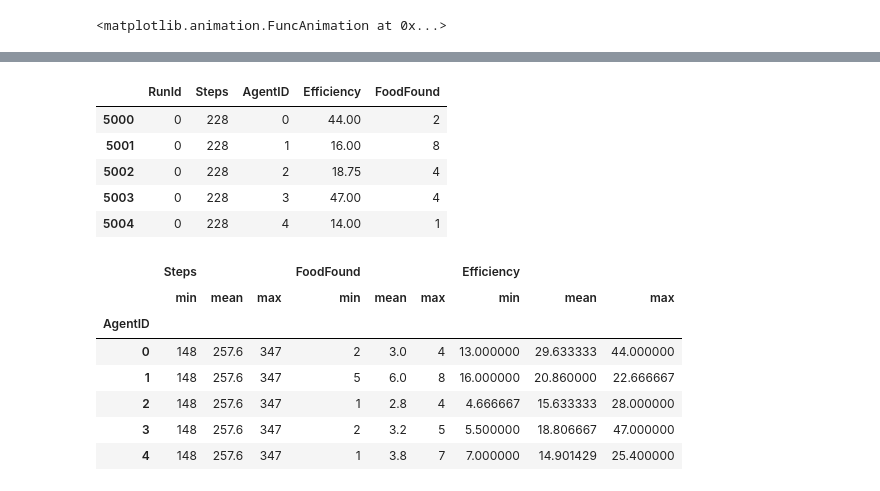
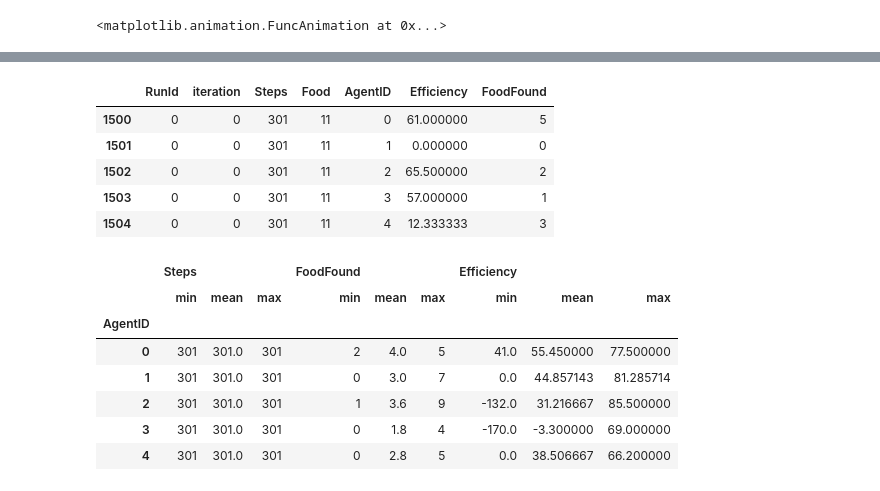
Before and after one commit to DiegoGarciaPadilla/TC2008B-Multiagentes, a Jupyter notebook: jupyter/Actividades/M1_Actividad.ipynb, the cells around one changed output, grey strips where cells are left out. Cells and saved outputs as stored; diff of their text form; code cells hidden in the pictures.

```diff
--- a/jupyter/Actividades/M1_Actividad.ipynb
+++ b/jupyter/Actividades/M1_Actividad.ipynb
@@ -260,7 +275,7 @@ def get_grid(model):
             grid[x][y] = 3
     return grid
 # %%
-class World(Model):
+class WorldModel(Model):
     """
     Modelo del mundo donde los agentes recolectan comida.
     """
@@ -312,7 +327,7 @@ class World(Model):
 
         # Agregar agentes al mundo
         for i in range(num_agents):
-            agent = Explorer(i, self, agents_energy)
+            agent = ExplorerAgent(i, self, agents_energy)
             self.schedule.add(agent)
             self.grid.move_to_empty(agent)
 
@@ -323,7 +338,8 @@ class World(Model):
         self.datacollector = DataCollector(
             model_reporters = {
                 "Grid": get_grid,
-                "Steps": lambda m: m.steps
+                "Steps": lambda m: m.steps,
+                "Food": lambda m: m.food,
                 },
             agent_reporters = {
                 "Efficiency": lambda a: sum(a.efficiency) / len(a.efficiency) if len(a.efficiency) > 0 else 0,
@@ -424,0 +441,4 @@ anim
+# %%
+# Parámetros de la simulación
+MAX_STEPS = 300
+ITERATIONS = 5
@@ -425,45 +510,42 @@ anim
 # %%
-params = {
-    "width": 11,
-    "height": 11,
+params_2 = {
+    "width": 15,
+    "height": 15,
     "num_agents": 5,
     "num_food": 20
 }
 
-MAX_STEPS = 1000
-ITERATIONS = 5
-
-results = batch_run(
-    World,
-    parameters = params,
+results_2 = batch_run(
+    WorldModel,
+    parameters = params_2,
     iterations = ITERATIONS,
     max_steps = MAX_STEPS,
     number_processes = 1,
-    data_collection_period=1,
-    display_progress=True
+    data_collection_period = 1,
+    display_progress = True
 )
 # %%
-df = pd.DataFrame(results)
-data = df[(df.Step == MAX_STEPS)].drop(
-    ['iteration','Step', 'width', 'height', 'num_agents', 'num_food', 'Grid'],
+df_2 = pd.DataFrame(results_2)
+data_2 = df_2[(df_2.Step == MAX_STEPS)].drop(
+    ['Step', 'width', 'height', 'num_agents', 'num_food', 'Grid'],
     axis = 1)
 # %%
-data.head()
+data_2.head()
 # %% [output]
-|  | RunId | Steps | AgentID | Efficiency | FoodFound |
-| 5000 | 0 | 228 | 0 | 44.00 | 2 |
-| 5001 | 0 | 228 | 1 | 16.00 | 8 |
-| 5002 | 0 | 228 | 2 | 18.75 | 4 |
-| 5003 | 0 | 228 | 3 | 47.00 | 4 |
-| 5004 | 0 | 228 | 4 | 14.00 | 1 |
+|  | RunId | iteration | Steps | Food | AgentID | Efficiency | FoodFound |
+| 1500 | 0 | 0 | 301 | 11 | 0 | 61.000000 | 5 |
+| 1501 | 0 | 0 | 301 | 11 | 1 | 0.000000 | 0 |
+| 1502 | 0 | 0 | 301 | 11 | 2 | 65.500000 | 2 |
+| 1503 | 0 | 0 | 301 | 11 | 3 | 57.000000 | 1 |
+| 1504 | 0 | 0 | 301 | 11 | 4 | 12.333333 | 3 |
 # %%
-data.groupby(['AgentID']).agg(['min', 'mean', 'max'])[['Steps', 'FoodFound', 'Efficiency']]
+data_2.groupby(['AgentID']).agg(['min', 'mean', 'max'])[['Steps', 'FoodFound', 'Efficiency']]
 # %% [output]
 |  | Steps |  |  | FoodFound |  |  | Efficiency |  |  |
 |  | min | mean | max | min | mean | max | min | mean | max |
 | AgentID |  |  |  |  |  |  |  |  |  |
-| 0 | 148 | 257.6 | 347 | 2 | 3.0 | 4 | 13.000000 | 29.633333 | 44.000000 |
-| 1 | 148 | 257.6 | 347 | 5 | 6.0 | 8 | 16.000000 | 20.860000 | 22.666667 |
-| 2 | 148 | 257.6 | 347 | 1 | 2.8 | 4 | 4.666667 | 15.633333 | 28.000000 |
-| 3 | 148 | 257.6 | 347 | 2 | 3.2 | 5 | 5.500000 | 18.806667 | 47.000000 |
-| 4 | 148 | 257.6 | 347 | 1 | 3.8 | 7 | 7.000000 | 14.901429 | 25.400000 |
+| 0 | 301 | 301.0 | 301 | 2 | 4.0 | 5 | 41.0 | 55.450000 | 77.500000 |
+| 1 | 301 | 301.0 | 301 | 0 | 3.0 | 7 | 0.0 | 44.857143 | 81.285714 |
+| 2 | 301 | 301.0 | 301 | 1 | 3.6 | 9 | -132.0 | 31.216667 | 85.500000 |
+| 3 | 301 | 301.0 | 301 | 0 | 1.8 | 4 | -170.0 | -3.300000 | 69.000000 |
+| 4 | 301 | 301.0 | 301 | 0 | 2.8 | 5 | 0.0 | 38.506667 | 66.200000 |
```
Also changed, not shown: parts of 39 cells of this notebook.
